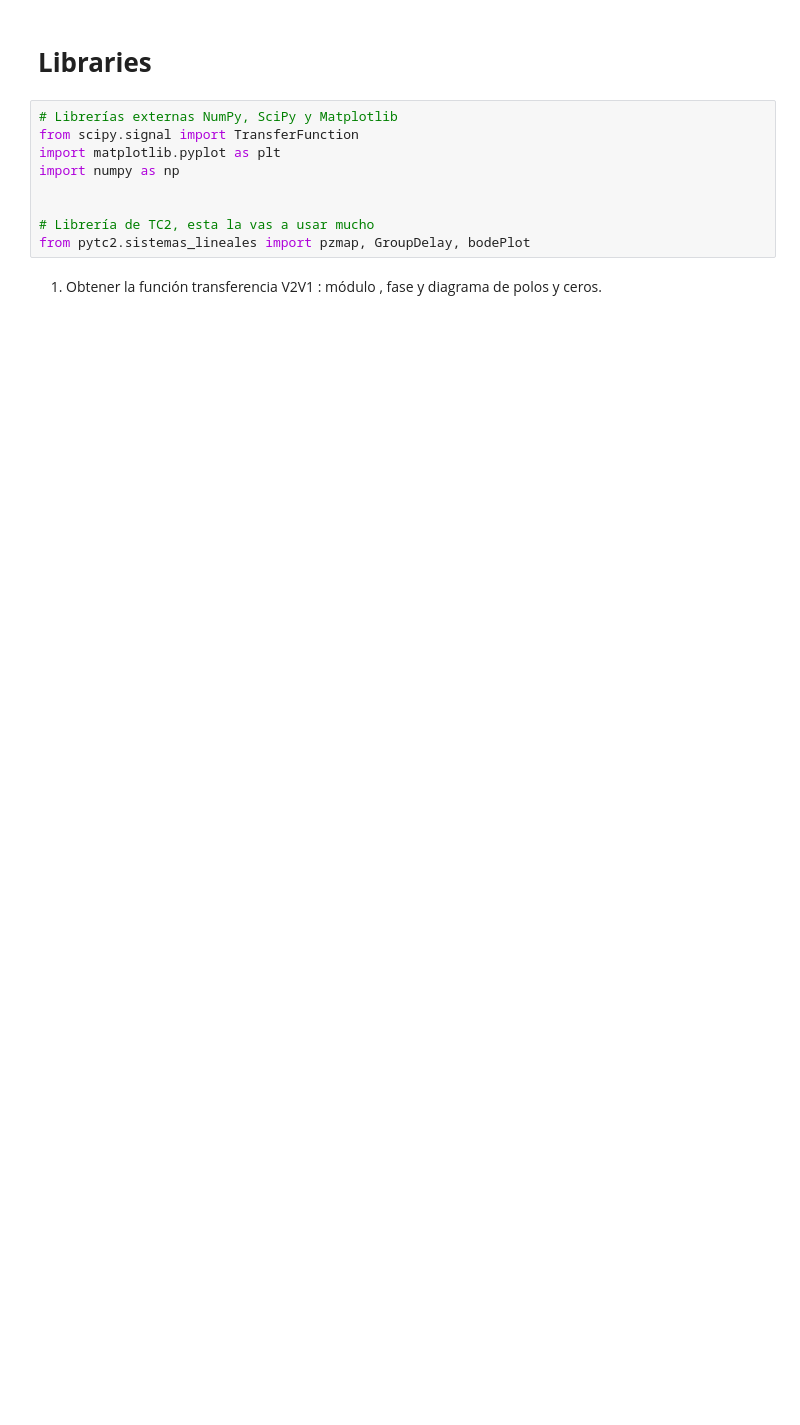
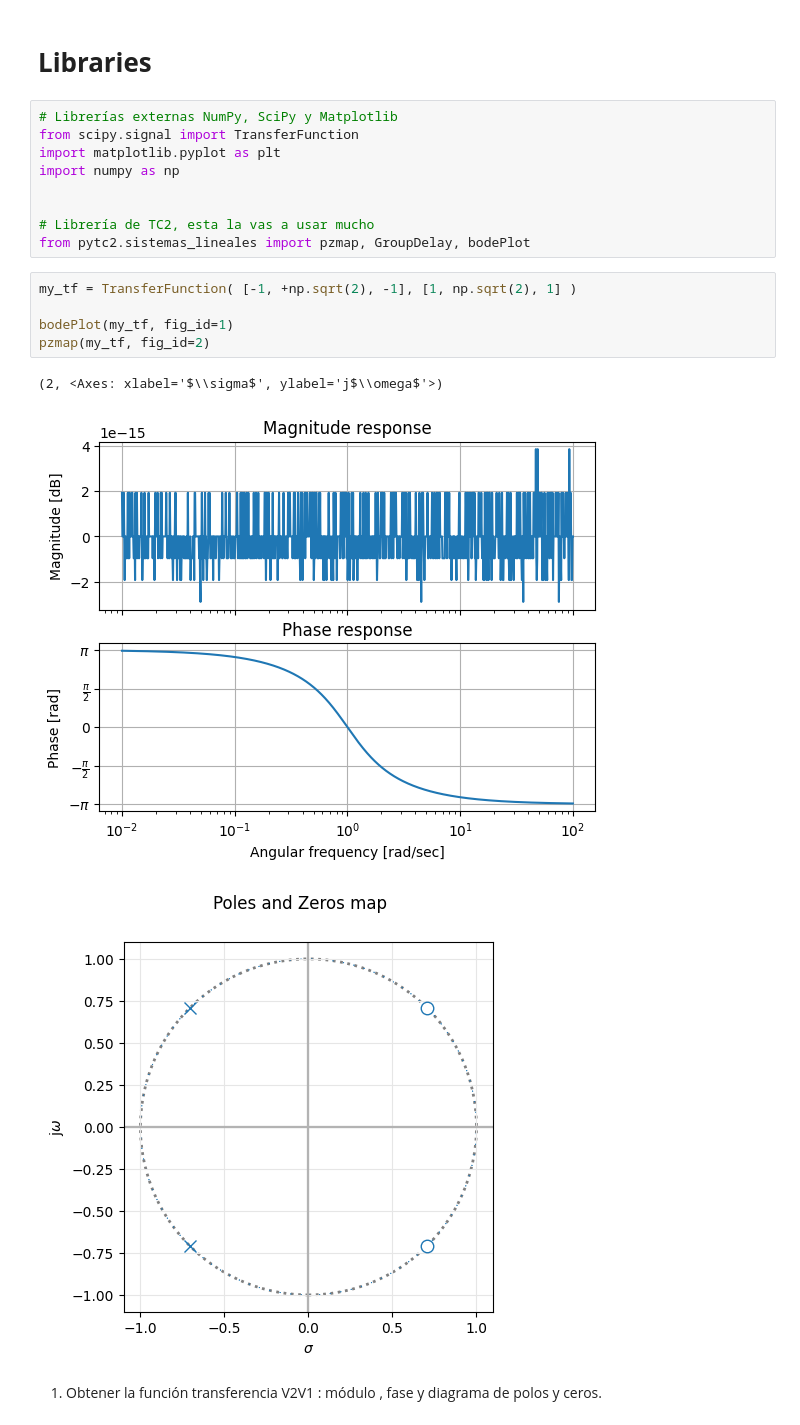
Before and after one commit to tarix-iux/TC2, a Jupyter notebook: ArielSharpe.ipynb, the cells around one changed output. Saved outputs shown, nothing was run; the diff lists cells and outputs as text; blank space fills up the shorter version.

```diff
--- a/ArielSharpe.ipynb
+++ b/ArielSharpe.ipynb
@@ -31,6 +31,15 @@ import numpy as np
 
 # Librería de TC2, esta la vas a usar mucho
 from pytc2.sistemas_lineales import pzmap, GroupDelay, bodePlot
+# %%
+my_tf = TransferFunction( [-1, +np.sqrt(2), -1], [1, np.sqrt(2), 1] )
+
+bodePlot(my_tf, fig_id=1)
+pzmap(my_tf, fig_id=2)
+# %% [output]
+(2, <Axes: xlabel='$\\sigma$', ylabel='j$\\omega$'>)
+[figure, added]
+[figure, added]
 # %% [markdown]
 1.  Obtener la función transferencia V2V1
   :  módulo , fase y diagrama de polos y ceros.
```
Also changed, not shown: 1 other file.
